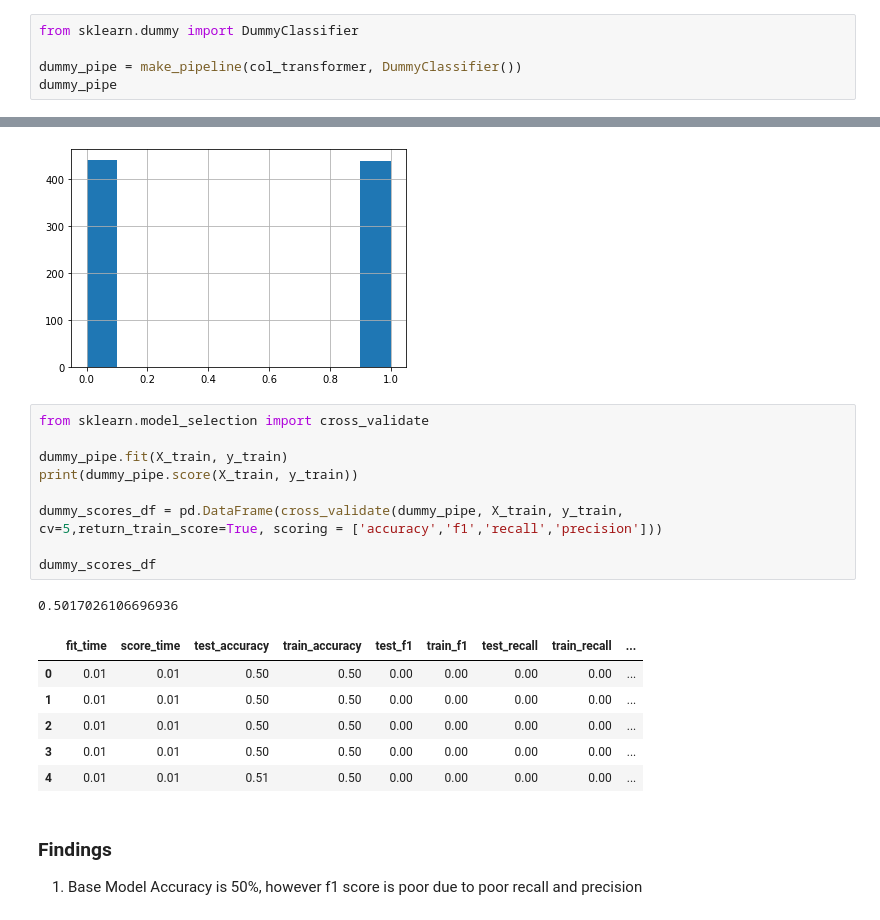
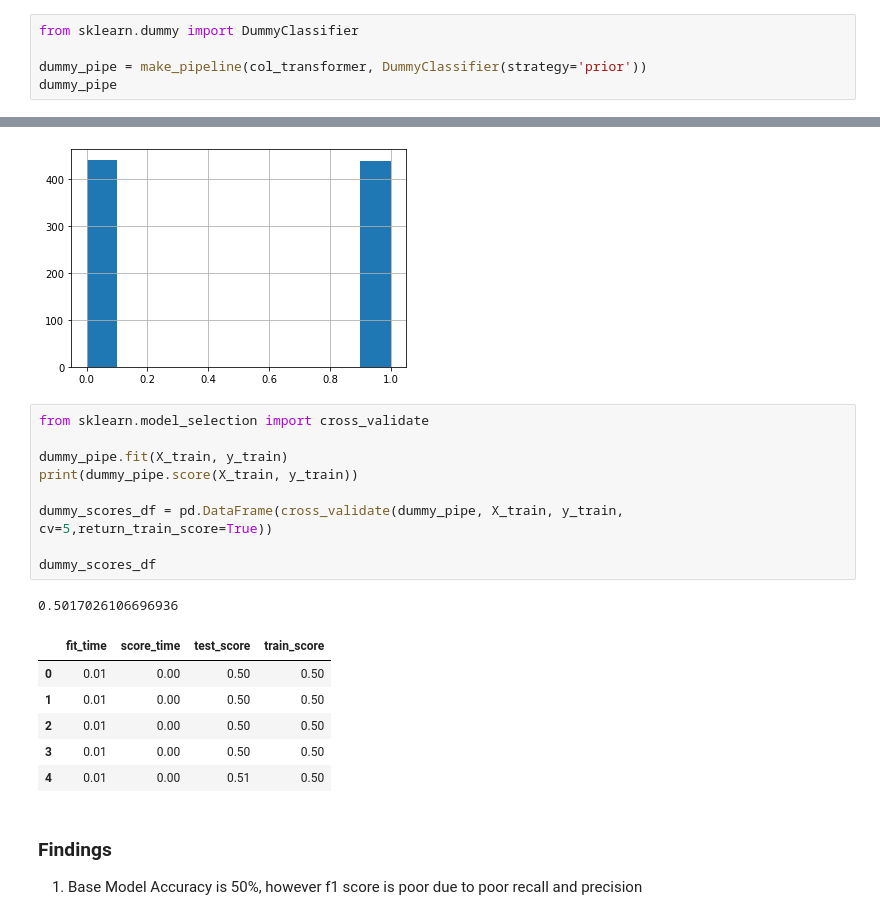
Before and after one commit to IShaalan/mental_health_tech, a Jupyter notebook: tech_mental.ipynb, the cells around one changed output, grey strips where cells are left out. Cells and saved outputs as stored; diff of their text form.

```diff
--- a/tech_mental.ipynb
+++ b/tech_mental.ipynb
@@ -734,7 +735,7 @@ col_transformer = make_column_transformer(
 # %%
 from sklearn.dummy import DummyClassifier
 
-dummy_pipe = make_pipeline(col_transformer, DummyClassifier())
+dummy_pipe = make_pipeline(col_transformer, DummyClassifier(strategy='prior'))
 dummy_pipe
 # %% [output]
 Pipeline(steps=[('columntransformer',
@@ -762,20 +763,20 @@ y_train.hist()
 # %%
 from sklearn.model_selection import cross_validate
 
 dummy_pipe.fit(X_train, y_train)
 print(dummy_pipe.score(X_train, y_train))
 
-dummy_scores_df = pd.DataFrame(cross_validate(dummy_pipe, X_train, y_train, cv=5,return_train_score=True, scoring = ['accuracy','f1','recall','precision']))
+dummy_scores_df = pd.DataFrame(cross_validate(dummy_pipe, X_train, y_train, cv=5,return_train_score=True))
 
 dummy_scores_df
 # %% [output]
 0.5017026106696936
-|  | fit_time | score_time | test_accuracy | train_accuracy | test_f1 | train_f1 | test_recall | train_recall | ... |
-| 0 | 0.01 | 0.01 | 0.50 | 0.50 | 0.00 | 0.00 | 0.00 | 0.00 | ... |
-| 1 | 0.01 | 0.01 | 0.50 | 0.50 | 0.00 | 0.00 | 0.00 | 0.00 | ... |
-| 2 | 0.01 | 0.01 | 0.50 | 0.50 | 0.00 | 0.00 | 0.00 | 0.00 | ... |
-| 3 | 0.01 | 0.01 | 0.50 | 0.50 | 0.00 | 0.00 | 0.00 | 0.00 | ... |
-| 4 | 0.01 | 0.01 | 0.51 | 0.50 | 0.00 | 0.00 | 0.00 | 0.00 | ... |
+|  | fit_time | score_time | test_score | train_score |
+| 0 | 0.01 | 0.00 | 0.50 | 0.50 |
+| 1 | 0.01 | 0.00 | 0.50 | 0.50 |
+| 2 | 0.01 | 0.00 | 0.50 | 0.50 |
+| 3 | 0.01 | 0.00 | 0.50 | 0.50 |
+| 4 | 0.01 | 0.00 | 0.51 | 0.50 |
 # %% [markdown]
 ### Findings
 1. Base Model Accuracy is 50%, however f1 score is poor due to poor recall and precision
```
Also changed, not shown: parts of 22 cells of this notebook, 2 other files.
